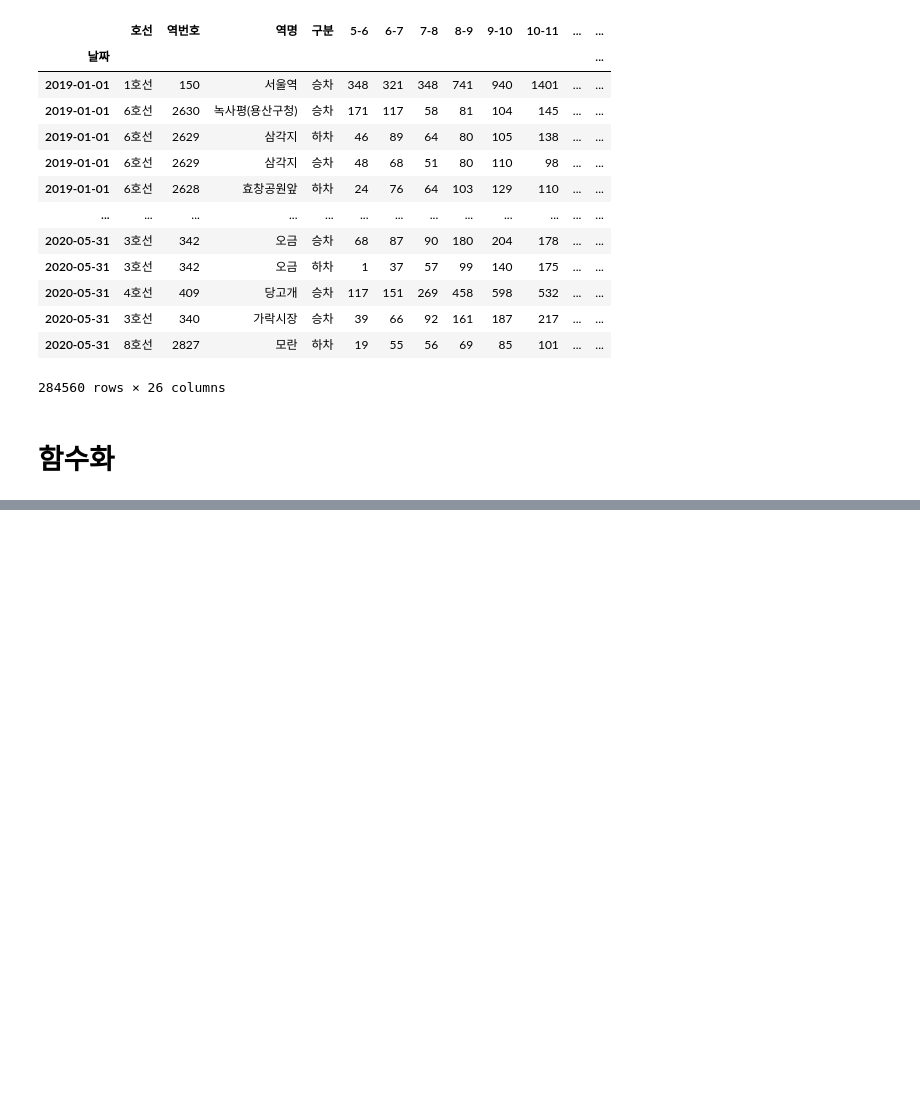
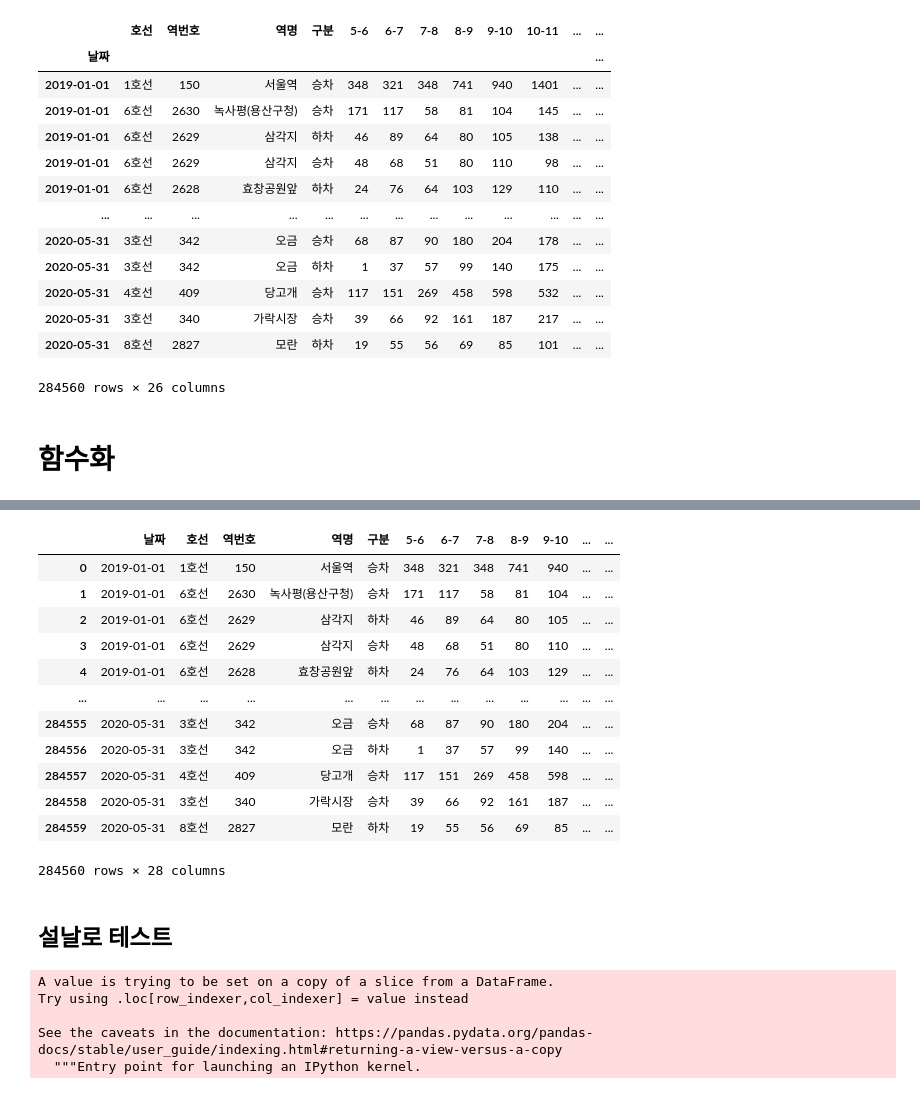
Before and after one commit to Changyoon-Lee/big_contest, a Jupyter notebook: 지난 n주일 지하철 하차데이터.ipynb, the cells around one changed output, grey strips where cells are left out. Drawn from its saved outputs; the diff is of its cells as text; code cells hidden in the pictures; blank space fills up the shorter version.

```diff
--- a/지난 n주일 지하철 하차데이터.ipynb
+++ b/지난 n주일 지하철 하차데이터.ipynb
@@ -255,0 +374,3 @@ find_pop('2020-05-31', '06 ~ 07', '명동', 5)
+# %%
+temp_holiday['공휴일'][sun_index] = 1
+# temp.loc[indexes]['공휴일'] = '1' <-- 이 경우에는 먹히지가 않았다
@@ -255,0 +390,4 @@ find_pop('2020-05-31', '06 ~ 07', '명동', 5)
+# %%
+sat_index = temp_holiday[temp_holiday['요일'] == '토요일'].index
+# %%
+temp_holiday['공휴일'][sat_index] = 1
@@ -255,0 +418,18 @@ find_pop('2020-05-31', '06 ~ 07', '명동', 5)
+# %%
+subway_all
+# %% [output]
+|  | 날짜 | 호선 | 역번호 | 역명 | 구분 | 5-6 | 6-7 | 7-8 | 8-9 | 9-10 | ... | ... |
+| 0 | 2019-01-01 | 1호선 | 150 | 서울역 | 승차 | 348 | 321 | 348 | 741 | 940 | ... | ... |
+| 1 | 2019-01-01 | 6호선 | 2630 | 녹사평(용산구청) | 승차 | 171 | 117 | 58 | 81 | 104 | ... | ... |
+| 2 | 2019-01-01 | 6호선 | 2629 | 삼각지 | 하차 | 46 | 89 | 64 | 80 | 105 | ... | ... |
+| 3 | 2019-01-01 | 6호선 | 2629 | 삼각지 | 승차 | 48 | 68 | 51 | 80 | 110 | ... | ... |
+| 4 | 2019-01-01 | 6호선 | 2628 | 효창공원앞 | 하차 | 24 | 76 | 64 | 103 | 129 | ... | ... |
+| ... | ... | ... | ... | ... | ... | ... | ... | ... | ... | ... | ... | ... |
+| 284555 | 2020-05-31 | 3호선 | 342 | 오금 | 승차 | 68 | 87 | 90 | 180 | 204 | ... | ... |
+| 284556 | 2020-05-31 | 3호선 | 342 | 오금 | 하차 | 1 | 37 | 57 | 99 | 140 | ... | ... |
+| 284557 | 2020-05-31 | 4호선 | 409 | 당고개 | 승차 | 117 | 151 | 269 | 458 | 598 | ... | ... |
+| 284558 | 2020-05-31 | 3호선 | 340 | 가락시장 | 승차 | 39 | 66 | 92 | 161 | 187 | ... | ... |
+| 284559 | 2020-05-31 | 8호선 | 2827 | 모란 | 하차 | 19 | 55 | 56 | 69 | 85 | ... | ... |
+284560 rows × 28 columns
+# %% [markdown]
+## 설날로 테스트
@@ -255,0 +438,8 @@ find_pop('2020-05-31', '06 ~ 07', '명동', 5)
+# %%
+subway_all.loc['2020-01-24':'2020-01-27']['공휴일'] = 1
+# %% [output]
+A value is trying to be set on a copy of a slice from a DataFrame.
+Try using .loc[row_indexer,col_indexer] = value instead
+
+See the caveats in the documentation: https://pandas.pydata.org/pandas-docs/stable/user_guide/indexing.html#returning-a-view-versus-a-copy
+  """Entry point for launching an IPython kernel.
```
Also changed, not shown: parts of 58 cells of this notebook.
